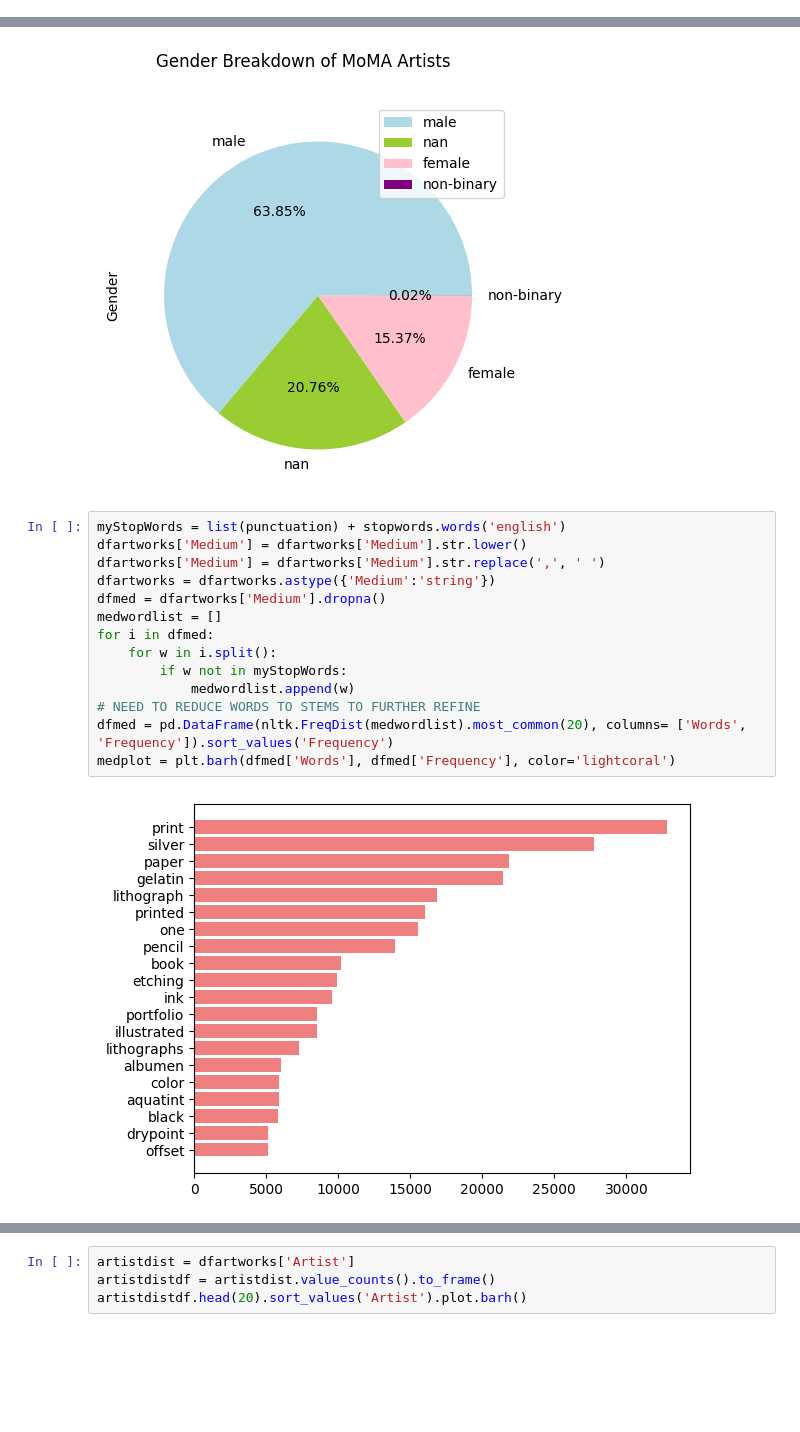
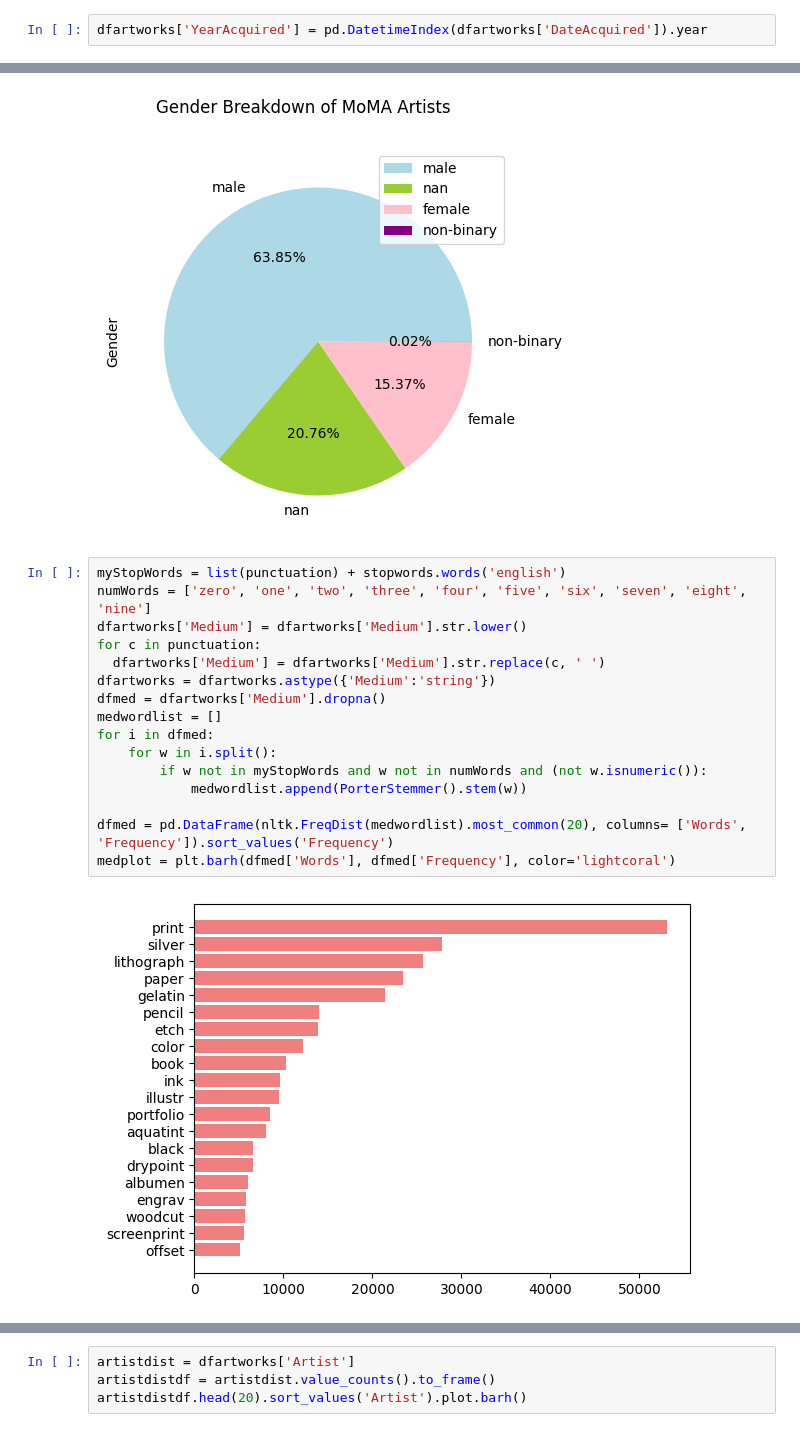
Before and after one commit to maleehaz/DH140-Final-Project, a Jupyter notebook: DH140-finalproject.ipynb, the cells around one changed output, grey strips where cells are left out. Cells and saved outputs as stored; diff of their text form; blank space fills up the shorter version.

```diff
--- a/DH140-finalproject.ipynb
+++ b/DH140-finalproject.ipynb
@@ -64,0 +89,2 @@ dfartworks.head()
+# %%
+dfartworks['YearAcquired'] = pd.DatetimeIndex(dfartworks['DateAcquired']).year
@@ -106,17 +153,19 @@ genderplot = dfgender.plot.pie(subplots = True, figsize=(12,5), autopct='%1.2f%%
 [figure]
 # %%
 myStopWords = list(punctuation) + stopwords.words('english')
+numWords = ['zero', 'one', 'two', 'three', 'four', 'five', 'six', 'seven', 'eight', 'nine']
 dfartworks['Medium'] = dfartworks['Medium'].str.lower()
-dfartworks['Medium'] = dfartworks['Medium'].str.replace(',', ' ')
+for c in punctuation:
+  dfartworks['Medium'] = dfartworks['Medium'].str.replace(c, ' ')
 dfartworks = dfartworks.astype({'Medium':'string'})
 dfmed = dfartworks['Medium'].dropna()
 medwordlist = []
 for i in dfmed:
     for w in i.split():
-        if w not in myStopWords:
-            medwordlist.append(w)
-# NEED TO REDUCE WORDS TO STEMS TO FURTHER REFINE
+        if w not in myStopWords and w not in numWords and (not w.isnumeric()):
+            medwordlist.append(PorterStemmer().stem(w))
+
 dfmed = pd.DataFrame(nltk.FreqDist(medwordlist).most_common(20), columns= ['Words', 'Frequency']).sort_values('Frequency')
 medplot = plt.barh(dfmed['Words'], dfmed['Frequency'], color='lightcoral')
 # %% [output]
-[figure, old version]
+[figure, new version]
```
Also changed, not shown: parts of 35 cells of this notebook.
